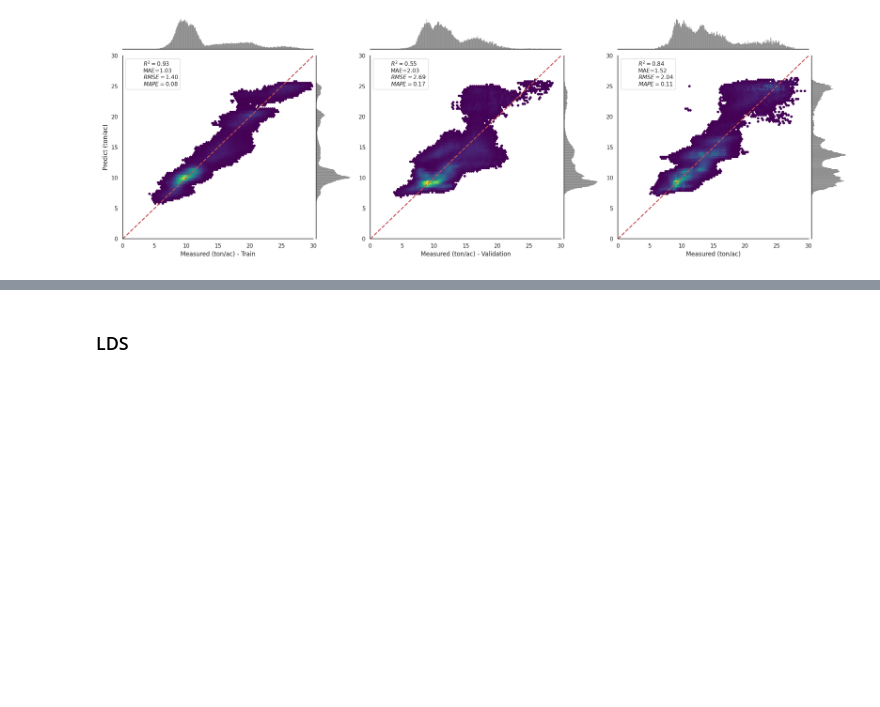
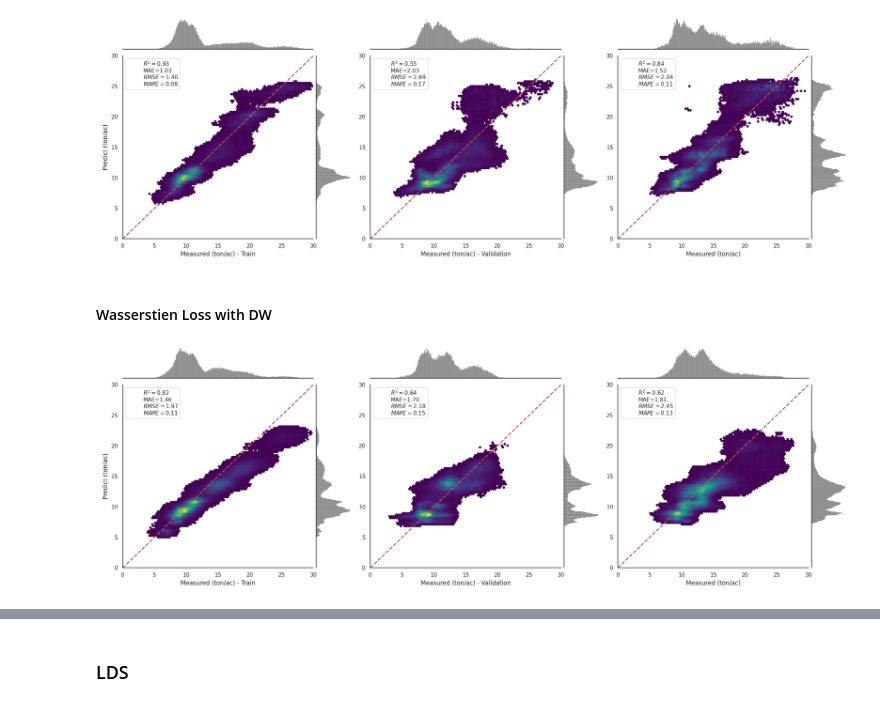
Before and after one commit to plant-ai-biophysics-lab/imbalance_deep_regression_yield_forecasting, a Jupyter notebook: Inference/ReWeightingMethods.ipynb, the cells around one changed output, grey strips where cells are left out. Drawn from its saved outputs; the diff is of its cells as text; code cells hidden in the pictures; blank space fills up the shorter version.

Commit message:
Wasserstien Loss

```diff
--- a/Inference/ReWeightingMethods.ipynb
+++ b/Inference/ReWeightingMethods.ipynb
@@ -201,3 +201,17 @@ _ = Inference.train_val_test_satterplot(RGB_train_cost_sensitive, RGB_valid_cost
                                     fig_save_name = None)
 # %% [output]
 [figure]
+# %% [markdown]
+#### Wasserstien Loss with DW
+# %%
+####
+RGB_train_cost_sensitive  = pd.read_csv('/data2/hkaman/Imbalance/EXPs/EXP_017_64_001_05_wass/017_64_001_05_wass_train.csv',  index_col=0)
+RGB_valid_cost_sensitive  = pd.read_csv('/data2/hkaman/Imbalance/EXPs/EXP_017_64_001_05_wass/017_64_001_05_wass_valid.csv',  index_col=0)
+RGB_test_cost_sensitive   = pd.read_csv('/data2/hkaman/Imbalance/EXPs/EXP_017_64_001_05_wass/017_64_001_05_wass_test.csv',  index_col=0)
+_ = Inference.train_val_test_satterplot(RGB_train_cost_sensitive, RGB_valid_cost_sensitive, RGB_test_cost_sensitive,
+                                    week = 15,
+                                    cmap  = 'viridis',
+                                    mincnt = 100,
+                                    fig_save_name = None)
+# %% [output]
+[figure, added]
```
Also changed, not shown: parts of 3 cells of this notebook, 6 other files.
